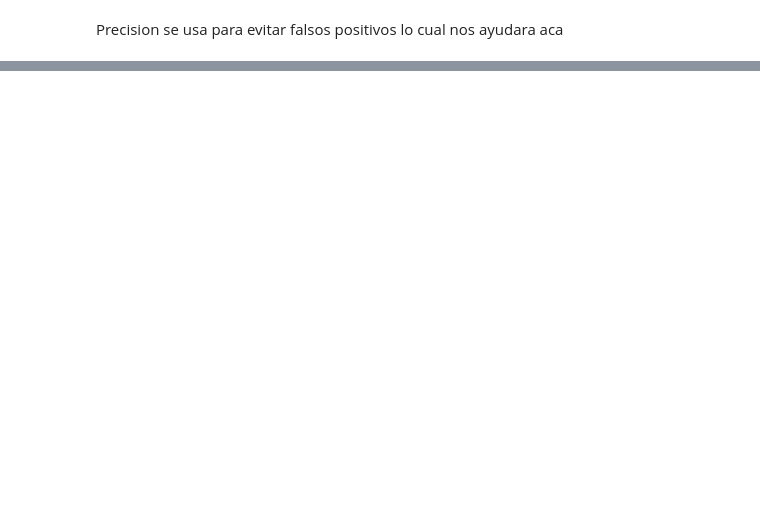
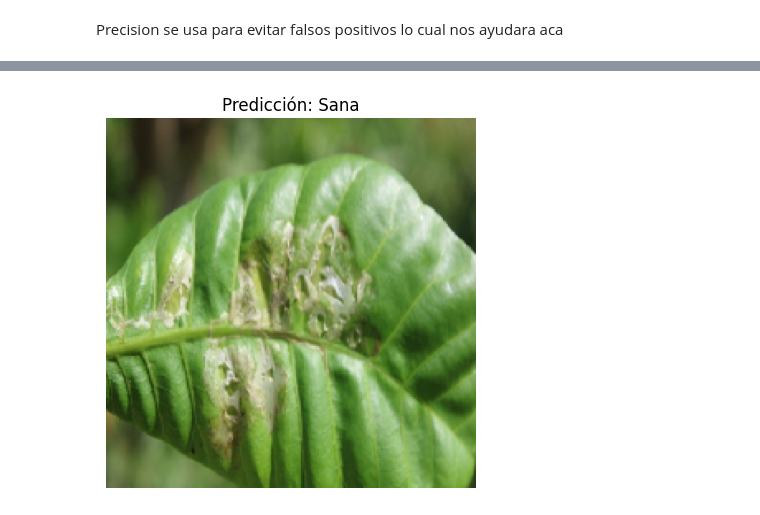
Before and after one commit to Tesis-Grupo-1/backend, a Jupyter notebook: modelo/modelo.ipynb, the cells around one changed output, grey strips where cells are left out. Cells and saved outputs as stored; diff of their text form; code cells hidden in the pictures; blank space fills up the shorter version.

```diff
--- a/modelo/modelo.ipynb
+++ b/modelo/modelo.ipynb
@@ -201,0 +264,5 @@ WARNING:absl:You are saving your model as an HDF5 file via `model.save()` or `ke
+# %%
+model_test = load_model('modelo_entrenado_resnet.h5')
+
+# Ver el resumen del modelo
+model_test.summary()
@@ -201,0 +290,24 @@ WARNING:absl:You are saving your model as an HDF5 file via `model.save()` or `ke
+# %%
+from tensorflow.keras.applications.resnet50 import preprocess_input  # type: ignore
+
+# Ruta de la imagen a probar
+img_path = 'data\plaga\leaf miner1228_.jpg'  # Cambia la ruta a tu imagen
+
+# Cargar la imagen y preprocesarla
+img = load_img(img_path, target_size=(224, 224))  # Redimensionar la imagen
+img_array = img_to_array(img) / 255.0  # Normalizar la imagen
+img_array = np.expand_dims(img_array, axis=0)  # Añadir una dimensión para el batch
+img_array = preprocess_input(img_array)  # Preprocesamiento para ResNet50
+
+
+# Obtener la predicción
+prediction = model_test.predict(img_array)
+
+print(f"Predicción: {prediction[0][0]}")  # Imprimir la predicción
+
+# Mostrar la imagen y la predicción
+plt.imshow(img)
+plt.axis('off')
+plt.title(f"Predicción: {'Plaga' if prediction[0][0] > 0.5 else 'Sana'}")  # Ajusta según tu umbral
+plt.show()
+# %% [output]
@@ -201,0 +316 @@ WARNING:absl:You are saving your model as an HDF5 file via `model.save()` or `ke
+[figure, added]
```
Also changed, not shown: parts of 11 cells of this notebook.
